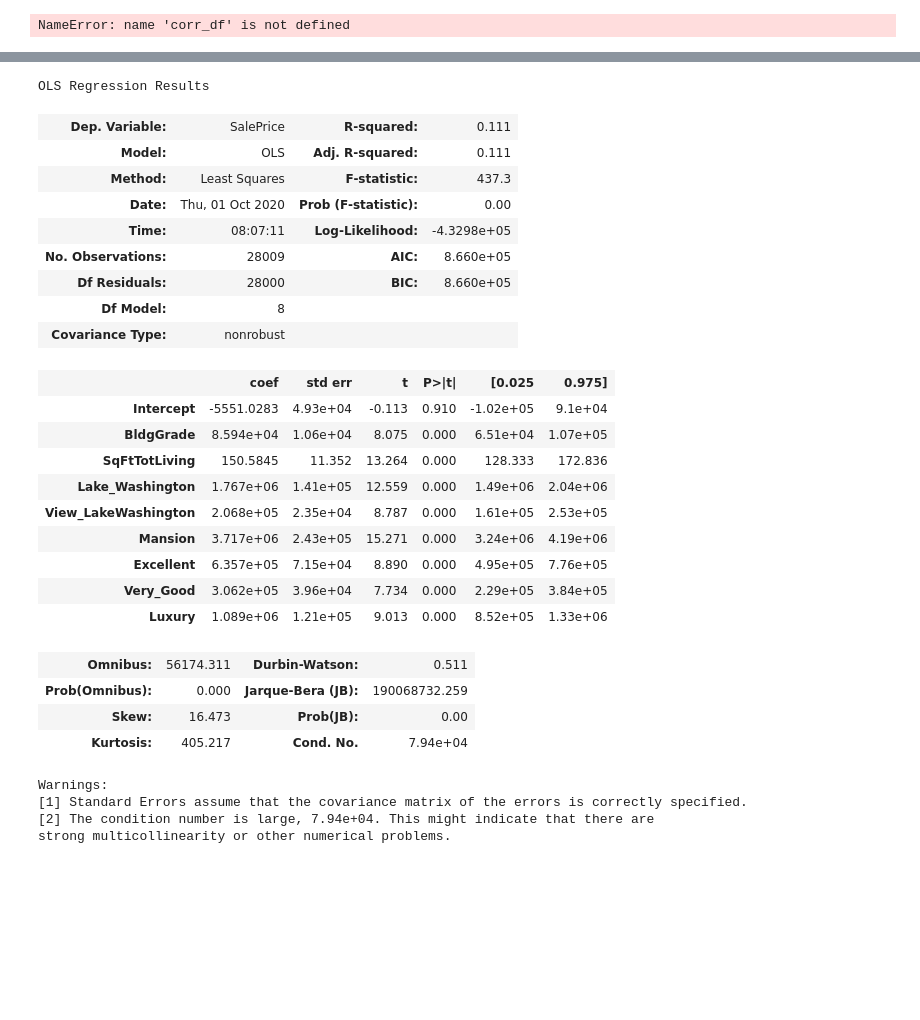
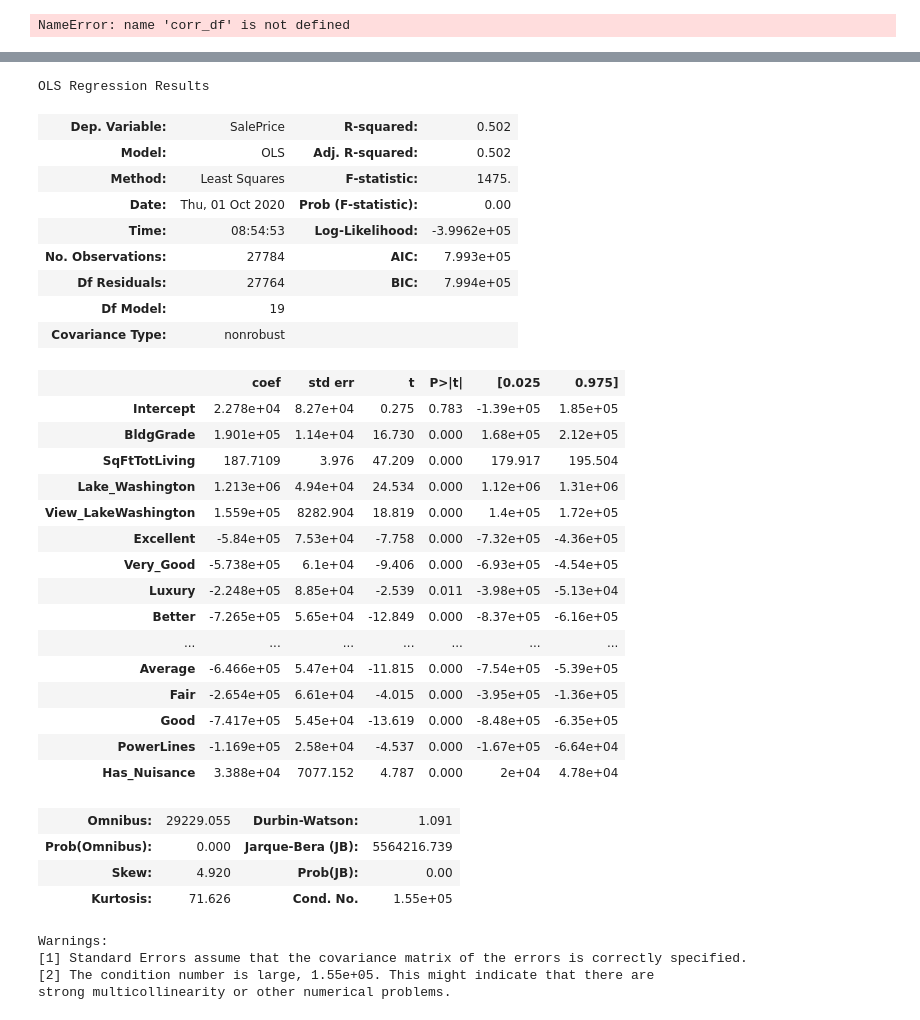
Before and after one commit to angelicacodes/phase_2_project_chicago-sf-seattle-ds-082420, a Jupyter notebook: notebooks/eda/Angelica_EDA2.ipynb, the cells around one changed output, grey strips where cells are left out. Saved outputs shown, nothing was run; the diff lists cells and outputs as text; code cells hidden in the pictures; blank space fills up the shorter version.

```diff
--- a/notebooks/eda/Angelica_EDA2.ipynb
+++ b/notebooks/eda/Angelica_EDA2.ipynb
@@ -765,3 +765,6 @@ Data columns (total 30 columns):
  29  Has_Attached_Garage       28009 non-null  int64
 dtypes: int64(27), object(3)
 memory usage: 6.4+ MB
+# %%
+df = df[df['SalePrice'].between(df['SalePrice'].quantile(.004), df['SalePrice'].quantile(.996))]
+df.head()
@@ -1376,51 +1389,58 @@ Name: SalePrice, dtype: float64
 # %%
 #MI_Model 4 based on top
 outcome = 'SalePrice'
-x_cols = ['BldgGrade', 'SqFtTotLiving', 'Lake_Washington', 'View_LakeWashington', 'Mansion', 'Excellent', 'Very_Good', 'Luxury']
-          #'Has_OpenPorch', 'Has_Porch', 'Better', 'SeattleSkyline', 'View_LakeSammamish', 'Lake_Sammamish', 'View_Olympics', 'Has_Attached_Garage']
+x_cols = ['BldgGrade', 'SqFtTotLiving', 'Lake_Washington', 'View_LakeWashington', 'Excellent', 'Very_Good', 'Luxury',
+           'Better', 'SeattleSkyline', 'View_LakeSammamish', 'Lake_Sammamish', 'View_Olympics', 'Has_Attached_Garage',
+          'Low_Average', 'Average', 'Fair', 'Good', 'PowerLines', 'Has_Nuisance']
 
 
           #,'Puget_Sound', 'Ship_Canal', 'SqFtLot',
          #'TrafficNoise', 'PowerLines', 'Has_EnclosedPorch', ,
           #'View_PugetSound', ,
           #,'View_SmallLakeRiverCreek', , 'Has_Deck' ]
 
             #REmoved:
-            # high p-value 'Is_WaterFrontLocation'
+            # high p-value 'Is_WaterFrontLocation',  'Mansion' , 'Has_OpenPorch', 'Has_Porch'
 
 
 predictors = '+'.join(x_cols)
 formula = outcome + '~' + predictors
 mi_model4 = ols(formula=formula, data=comb_df).fit()
 mi_model4.summary()
 # %% [output]
 OLS Regression Results
-| Dep. Variable: | SalePrice | R-squared: | 0.111 |
-| Model: | OLS | Adj. R-squared: | 0.111 |
-| Method: | Least Squares | F-statistic: | 437.3 |
+| Dep. Variable: | SalePrice | R-squared: | 0.502 |
+| Model: | OLS | Adj. R-squared: | 0.502 |
+| Method: | Least Squares | F-statistic: | 1475. |
 | Date: | Thu, 01 Oct 2020 | Prob (F-statistic): | 0.00 |
-| Time: | 08:07:11 | Log-Likelihood: | -4.3298e+05 |
-| No. Observations: | 28009 | AIC: | 8.660e+05 |
-| Df Residuals: | 28000 | BIC: | 8.660e+05 |
-| Df Model: | 8 |  |  |
+| Time: | 08:54:53 | Log-Likelihood: | -3.9962e+05 |
+| No. Observations: | 27784 | AIC: | 7.993e+05 |
+| Df Residuals: | 27764 | BIC: | 7.994e+05 |
+| Df Model: | 19 |  |  |
 | Covariance Type: | nonrobust |  |  |
 |  | coef | std err | t | P>|t| | [0.025 | 0.975] |
-| Intercept | -5551.0283 | 4.93e+04 | -0.113 | 0.910 | -1.02e+05 | 9.1e+04 |
-| BldgGrade | 8.594e+04 | 1.06e+04 | 8.075 | 0.000 | 6.51e+04 | 1.07e+05 |
-| SqFtTotLiving | 150.5845 | 11.352 | 13.264 | 0.000 | 128.333 | 172.836 |
-| Lake_Washington | 1.767e+06 | 1.41e+05 | 12.559 | 0.000 | 1.49e+06 | 2.04e+06 |
-| View_LakeWashington | 2.068e+05 | 2.35e+04 | 8.787 | 0.000 | 1.61e+05 | 2.53e+05 |
-| Mansion | 3.717e+06 | 2.43e+05 | 15.271 | 0.000 | 3.24e+06 | 4.19e+06 |
-| Excellent | 6.357e+05 | 7.15e+04 | 8.890 | 0.000 | 4.95e+05 | 7.76e+05 |
-| Very_Good | 3.062e+05 | 3.96e+04 | 7.734 | 0.000 | 2.29e+05 | 3.84e+05 |
-| Luxury | 1.089e+06 | 1.21e+05 | 9.013 | 0.000 | 8.52e+05 | 1.33e+06 |
+| Intercept | 2.278e+04 | 8.27e+04 | 0.275 | 0.783 | -1.39e+05 | 1.85e+05 |
+| BldgGrade | 1.901e+05 | 1.14e+04 | 16.730 | 0.000 | 1.68e+05 | 2.12e+05 |
+| SqFtTotLiving | 187.7109 | 3.976 | 47.209 | 0.000 | 179.917 | 195.504 |
+| Lake_Washington | 1.213e+06 | 4.94e+04 | 24.534 | 0.000 | 1.12e+06 | 1.31e+06 |
+| View_LakeWashington | 1.559e+05 | 8282.904 | 18.819 | 0.000 | 1.4e+05 | 1.72e+05 |
+| Excellent | -5.84e+05 | 7.53e+04 | -7.758 | 0.000 | -7.32e+05 | -4.36e+05 |
+| Very_Good | -5.738e+05 | 6.1e+04 | -9.406 | 0.000 | -6.93e+05 | -4.54e+05 |
+| Luxury | -2.248e+05 | 8.85e+04 | -2.539 | 0.011 | -3.98e+05 | -5.13e+04 |
+| Better | -7.265e+05 | 5.65e+04 | -12.849 | 0.000 | -8.37e+05 | -6.16e+05 |
+| ... | ... | ... | ... | ... | ... | ... |
+| Average | -6.466e+05 | 5.47e+04 | -11.815 | 0.000 | -7.54e+05 | -5.39e+05 |
+| Fair | -2.654e+05 | 6.61e+04 | -4.015 | 0.000 | -3.95e+05 | -1.36e+05 |
+| Good | -7.417e+05 | 5.45e+04 | -13.619 | 0.000 | -8.48e+05 | -6.35e+05 |
+| PowerLines | -1.169e+05 | 2.58e+04 | -4.537 | 0.000 | -1.67e+05 | -6.64e+04 |
+| Has_Nuisance | 3.388e+04 | 7077.152 | 4.787 | 0.000 | 2e+04 | 4.78e+04 |
-| Omnibus: | 56174.311 | Durbin-Watson: | 0.511 |
-| Prob(Omnibus): | 0.000 | Jarque-Bera (JB): | 190068732.259 |
-| Skew: | 16.473 | Prob(JB): | 0.00 |
-| Kurtosis: | 405.217 | Cond. No. | 7.94e+04 |
+| Omnibus: | 29229.055 | Durbin-Watson: | 1.091 |
+| Prob(Omnibus): | 0.000 | Jarque-Bera (JB): | 5564216.739 |
+| Skew: | 4.920 | Prob(JB): | 0.00 |
+| Kurtosis: | 71.626 | Cond. No. | 1.55e+05 |
 Warnings:
 [1] Standard Errors assume that the covariance matrix of the errors is correctly specified.
-[2] The condition number is large, 7.94e+04. This might indicate that there are
+[2] The condition number is large, 1.55e+05. This might indicate that there are
 strong multicollinearity or other numerical problems.
 # %%
 #QQ Plot
```
Also changed, not shown: parts of 14 cells of this notebook.
